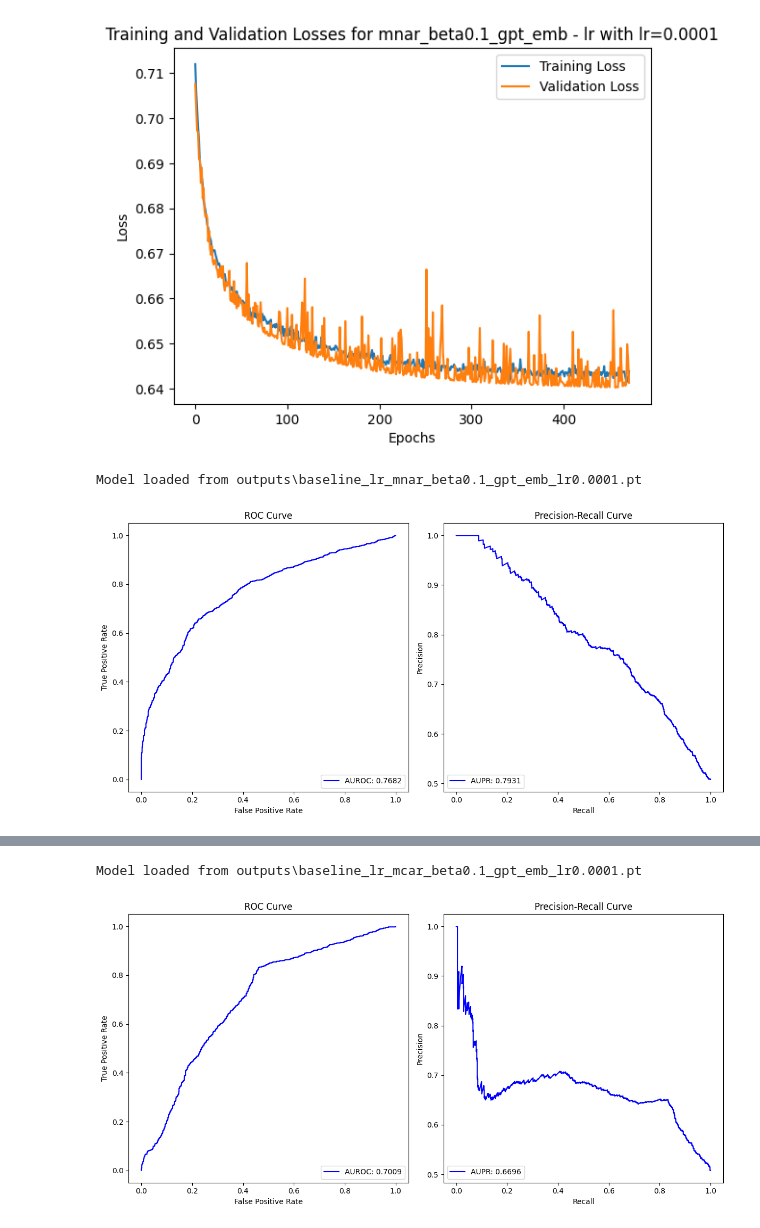
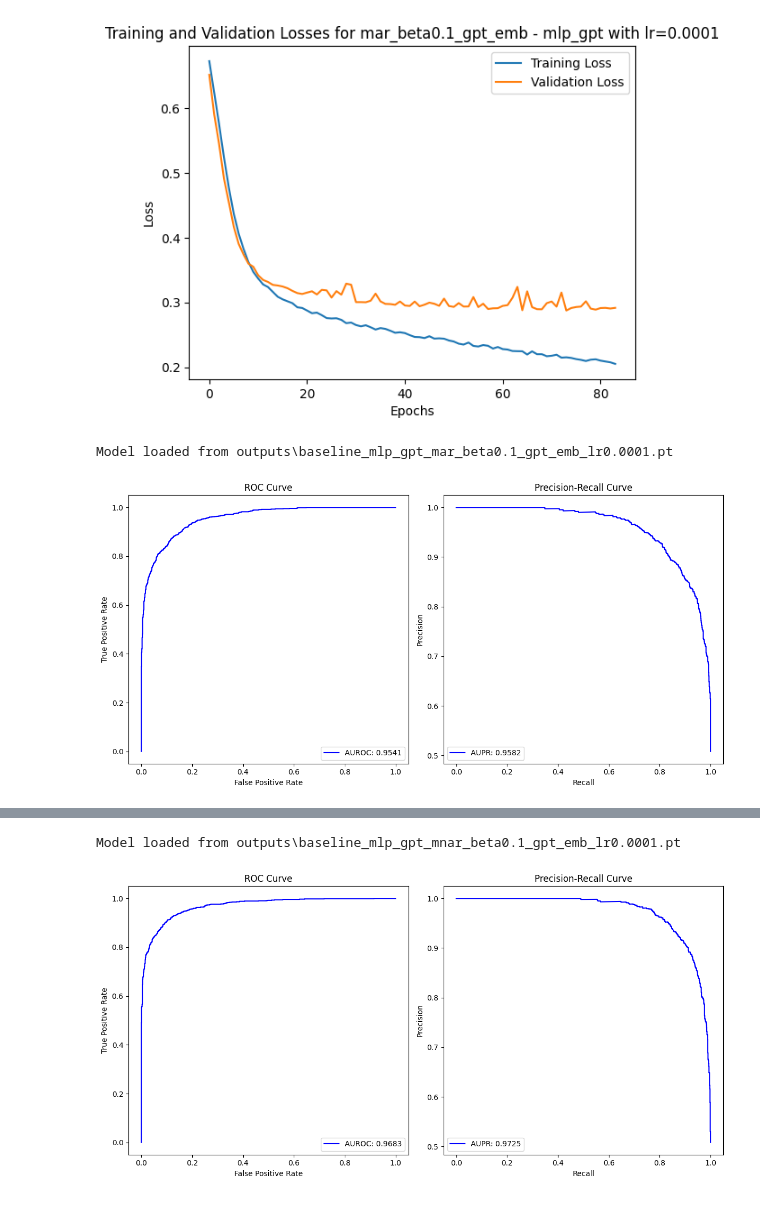
Before and after one commit to jp4147/trend-analysis, a Jupyter notebook: Embedding_models.ipynb, the cells around one changed output, grey strips where cells are left out. Saved outputs shown, nothing was run; the diff lists cells and outputs as text; code cells hidden in the pictures.

```diff
--- a/Embedding_models.ipynb
+++ b/Embedding_models.ipynb
@@ -15,12 +4,0 @@ embeddings_files = [
-# %%
-import pickle
-with open(embeddings_files[3],'rb') as handle:
-    mnar_embeddings = pickle.load(handle)
-# %%
-model_name = 'mlp'
-# torch.cuda.set_device(0)
-device = torch.device('cpu')
-# training = Training(trends_data, model = model_name, device = device)
-# training = Training(trends_data, model = model_name, hidden_dim = 1536, device = device)
-# training = Training(trends_data, model = model_name, input_dim = 1536, hidden_dim=128, device = device)
-training = Training(mnar_embeddings, model = model_name, input_dim = 1536, hidden_dim=1536, device = device)
@@ -199,7 +198,7 @@ device = torch.device('cpu')  # Change to 'cuda' if using GPU
 random.seed(111)
 
 # Define model parameters (modify as per your requirements)
-model_name = 'lr'
+model_name = 'mlp_gpt'
 input_dim = 1536
 hidden_dim = 1536
 dropout_rate = 0.5
@@ -211,8 +210,8 @@ os.makedirs(output_dir, exist_ok=True)
 
 # List of files to process
 file_list = [
-    "extracted_data/GPT embeddings/mnar_beta0.1_gpt_emb.pickle",
-    "extracted_data/GPT embeddings/mcar_beta0.1_gpt_emb.pickle"
+    "extracted_data/GPT embeddings/mar_beta0.1_gpt_emb.pickle",
+    "extracted_data/GPT embeddings/mnar_beta0.1_gpt_emb.pickle"
 ]
 
 # Process each file
@@ -347,3 +346,3 @@ Validation losses saved as outputs\val_losses_lr_mnar_beta0.1_gpt_emb_lr0.0001.p
-[figure, old version]
+[figure, new version]
-Model loaded from outputs\baseline_lr_mnar_beta0.1_gpt_emb_lr0.0001.pt
+Model loaded from outputs\baseline_mlp_gpt_mar_beta0.1_gpt_emb_lr0.0001.pt
-[figure, old version]
+[figure, new version]
@@ -368,2 +367,2 @@ Validation losses saved as outputs\val_losses_lr_mcar_beta0.1_gpt_emb_lr0.0001.p
-Model loaded from outputs\baseline_lr_mcar_beta0.1_gpt_emb_lr0.0001.pt
+Model loaded from outputs\baseline_mlp_gpt_mnar_beta0.1_gpt_emb_lr0.0001.pt
-[figure, old version]
+[figure, new version]
```
Also changed, not shown: parts of 5 cells of this notebook, 3 other files.
